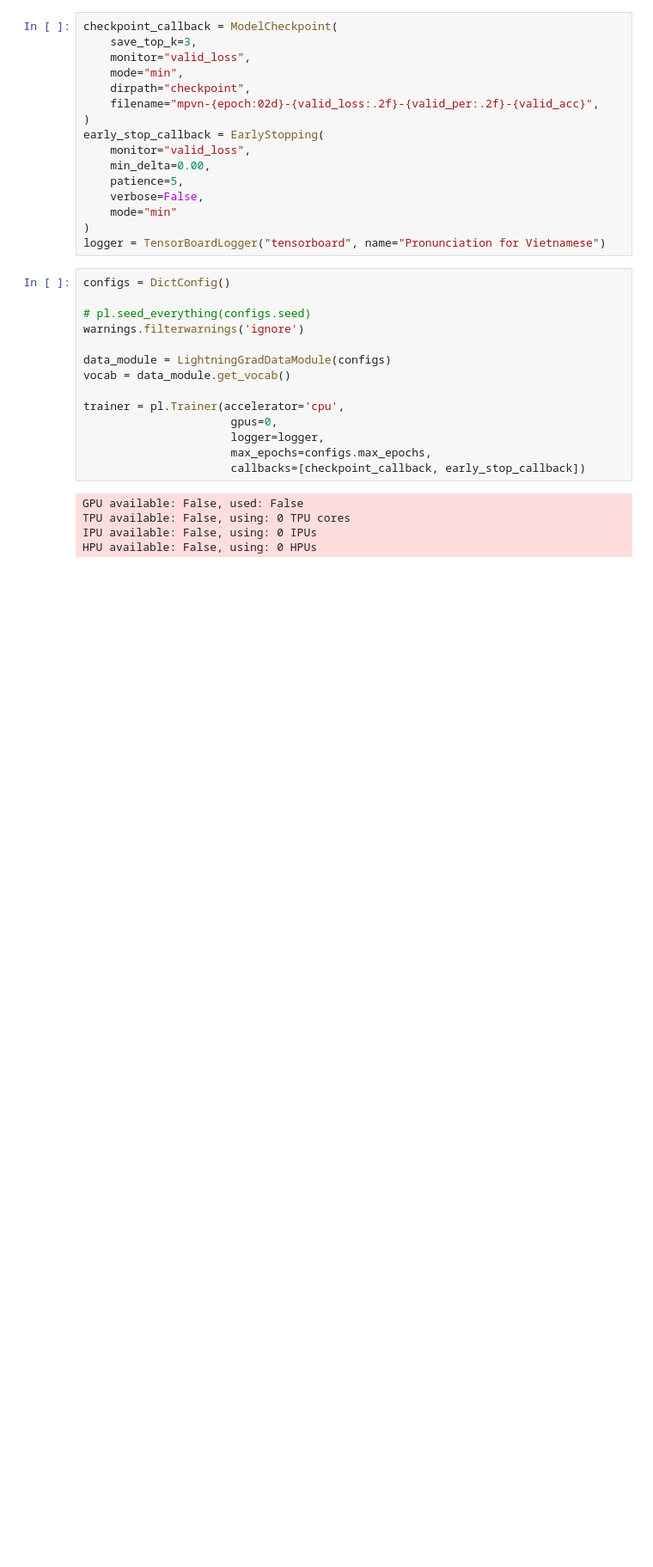
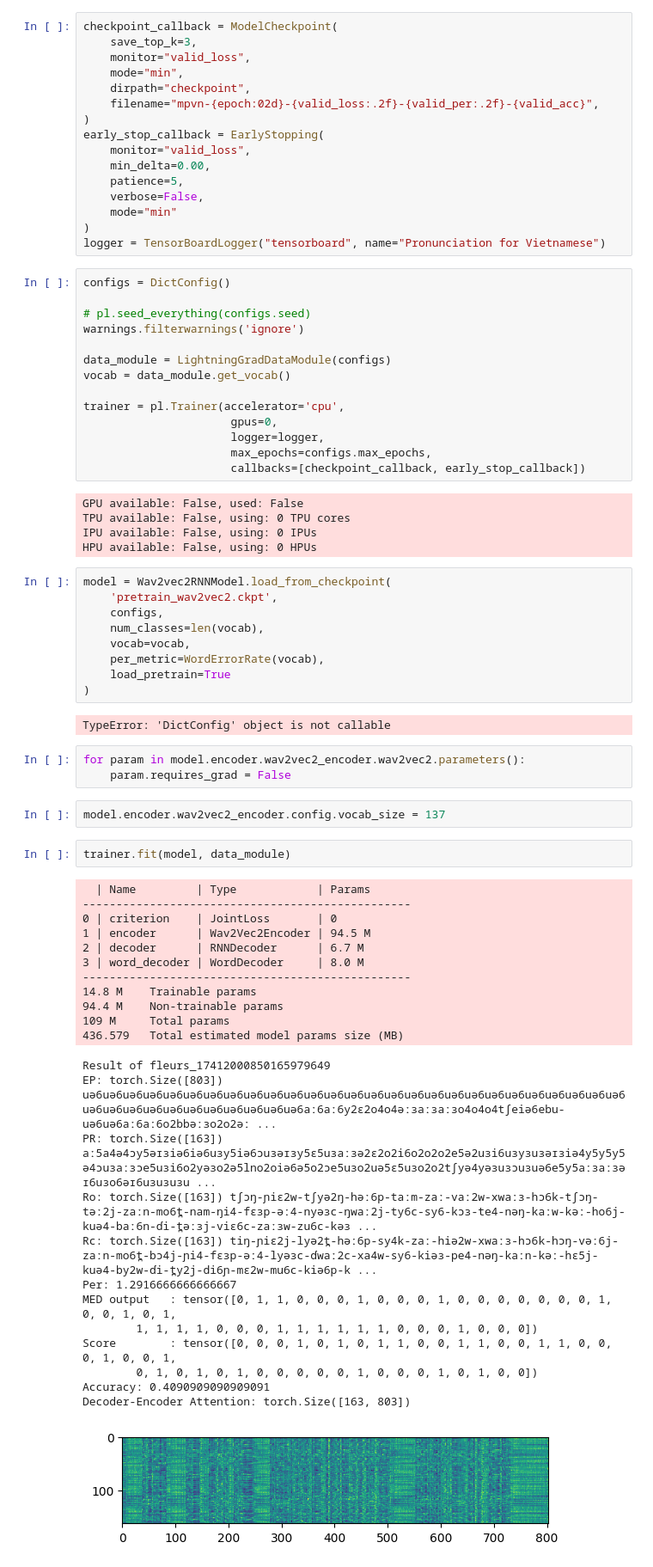
Before and after one commit to hoale0231/A-Deep-Learning-Based-Strategy-for-Vietnamese-Incorrect-Pronunciation-Detection, a Jupyter notebook: mpvn.ipynb, the cells around one changed output. Shown at 86% size. Saved outputs shown, nothing was run; the diff lists cells and outputs as text; blank space fills up the shorter version.

```diff
--- a/mpvn.ipynb
+++ b/mpvn.ipynb
@@ -47,4 +47,47 @@ GPU available: False, used: False
 TPU available: False, using: 0 TPU cores
 IPU available: False, using: 0 IPUs
 HPU available: False, using: 0 HPUs
+# %%
+model = Wav2vec2RNNModel.load_from_checkpoint(
+    'pretrain_wav2vec2.ckpt',
+    configs,
+    num_classes=len(vocab),
+    vocab=vocab,
+    per_metric=WordErrorRate(vocab),
+    load_pretrain=True
+)
+# %% [output]
+TypeError: 'DictConfig' object is not callable
+# %%
+for param in model.encoder.wav2vec2_encoder.wav2vec2.parameters():
+    param.requires_grad = False
+# %%
+model.encoder.wav2vec2_encoder.config.vocab_size = 137
+# %%
+trainer.fit(model, data_module)
+# %% [output]
+  | Name         | Type            | Params
+-------------------------------------------------
+0 | criterion    | JointLoss       | 0
+1 | encoder      | Wav2Vec2Encoder | 94.5 M
+2 | decoder      | RNNDecoder      | 6.7 M
+3 | word_decoder | WordDecoder     | 8.0 M
+-------------------------------------------------
+14.8 M    Trainable params
+94.4 M    Non-trainable params
+109 M     Total params
+436.579   Total estimated model params size (MB)
+Result of fleurs_17412000850165979649
+EP: torch.Size([803]) uə6uə6uə6uə6uə6uə6uə6uə6uə6uə6uə6uə6uə6uə6uə6uə6uə6uə6uə6uə6uə6uə6uə6uə6uə6uə6uə6uə6uə6uə6uə6uə6uə6uə6uə6uə6uə6uə6aː6aː6y2ɛ2o4o4əːɜaːɜaːɜo4o4o4tʃeiə6ebu-uə6uə6aː6aː6o2bbəːɜo2o2əː ...
+PR: torch.Size([163]) aː5a4ə4ɔy5əɪɜiə6iə6uɜy5iə6ɔuɜəɪɜy5ɛ5uɜaːɜə2ɛ2o2i6o2o2o2e5ə2uɜi6uɜyɜuɜəɪɜiə4y5y5y5ə4ɔuɜaːɜɔe5uɜi6o2yəɜo2ə5lno2oiə6ə5o2ɔe5uɜo2uə5ɛ5uɜo2o2tʃyə4yəɜuɜɔuɜuə6e5y5aːɜaːɜəɪ6uɜo6əɪ6uɜuɜuɜu ...
+Ro: torch.Size([163]) tʃɔŋ-ɲiɛ2w-tʃyə2ŋ-həː6p-taːm-zaː-vaː2w-xwaːɜ-hɔ6k-tʃɔŋ-təː2j-zaːn-mo6t̪-nam-ŋi4-fɛɜp-əː4-nyəɜc-ŋwaː2j-ty6c-sy6-kɔɜ-te4-nəŋ-kaːw-kəː-ho6j-kuə4-baː6n-ɗi-t̪əːɜj-viɛ6c-zaːɜw-zu6c-kəɜ ...
+Rc: torch.Size([163]) tiŋ-ɲiɛ2j-lyə2t̪-həː6p-sy4k-zaː-hiə2w-xwaːɜ-hɔ6k-hɔŋ-vəː6j-zaːn-mo6t̪-bɔ4j-ɲi4-fɛɜp-əː4-lyəɜc-ɗwaː2c-xa4w-sy6-kiəɜ-pe4-nəŋ-kaːn-kəː-hɛ5j-kuə4-by2w-ɗi-t̪y2j-di6ɲ-mɛ2w-mu6c-kiə6p-k ...
+Per: 1.2916666666666667
+MED output   : tensor([0, 1, 1, 0, 0, 0, 1, 0, 0, 0, 1, 0, 0, 0, 0, 0, 0, 0, 1, 0, 0, 1, 0, 1,
+        1, 1, 1, 1, 0, 0, 0, 1, 1, 1, 1, 1, 1, 0, 0, 0, 1, 0, 0, 0])
+Score        : tensor([0, 0, 0, 1, 0, 1, 0, 1, 1, 0, 0, 1, 1, 0, 0, 1, 1, 0, 0, 0, 1, 0, 0, 1,
+        0, 1, 0, 1, 0, 1, 0, 0, 0, 0, 0, 1, 0, 0, 0, 1, 0, 1, 0, 0])
+Accuracy: 0.4090909090909091
+Decoder-Encoder Attention: torch.Size([163, 803])
+[figure, added]
 # %%
```
Also changed, not shown: parts of 7 cells of this notebook, 13 other files.
